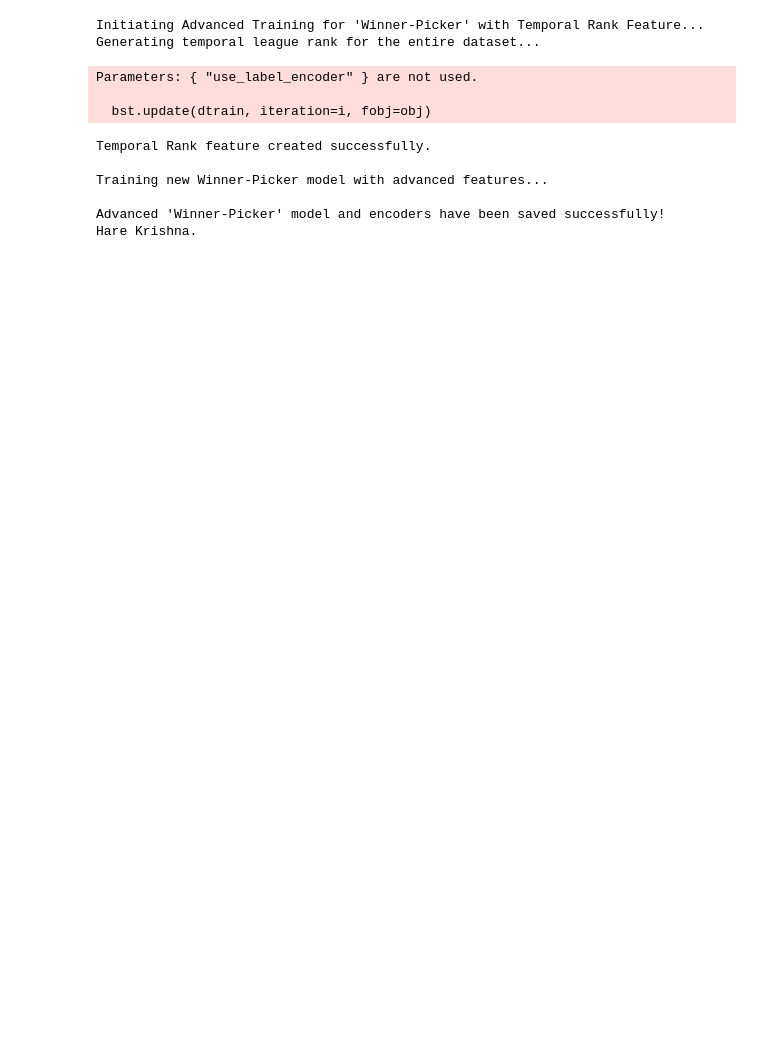
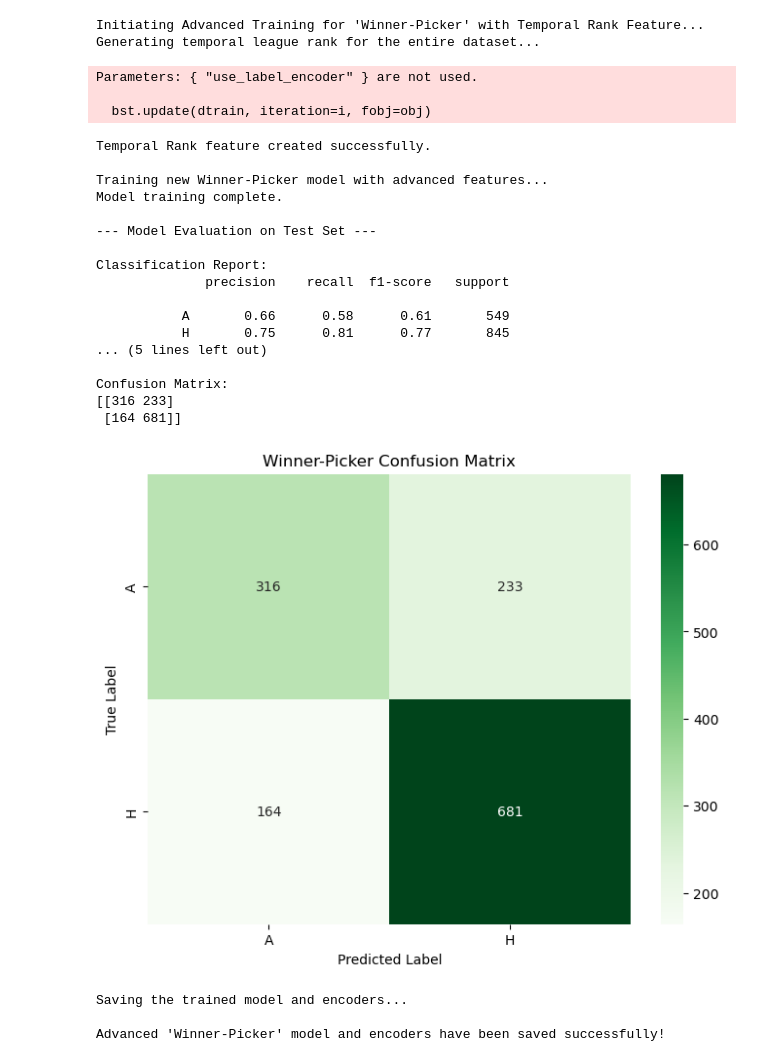
Before and after one commit to springboardmentor345a-create/Projects, a Jupyter notebook: Match_winner/AI_Match_winner_advanced/Match_Winner_final1.ipynb, the cells around one changed output. Drawn from its saved outputs; the diff is of its cells as text; code cells hidden in the pictures; blank space fills up the shorter version.

```diff
--- a/Match_winner/AI_Match_winner_advanced/Match_Winner_final1.ipynb
+++ b/Match_winner/AI_Match_winner_advanced/Match_Winner_final1.ipynb
@@ -117,11 +155,15 @@ Parameters: { "use_label_encoder" } are not used.
 # %%
 import pandas as pd
 import xgboost as xgb
+import numpy as np
 from sklearn.model_selection import train_test_split
 from sklearn.preprocessing import LabelEncoder
 import pickle
 from collections import defaultdict
 from tqdm import tqdm
+from sklearn.metrics import classification_report, confusion_matrix
+import seaborn as sns
+import matplotlib.pyplot as plt
 
 print("Initiating Advanced Training for 'Winner-Picker' with Temporal Rank Feature...")
 
@@ -176,46 +218,89 @@ odds_feature_names = [col for col in df_final.columns if 'Avg_Odds' in col]
 final_feature_list = ['HomeTeam', 'AwayTeam'] + odds_feature_names + form_feature_names + h2h_feature_names + ['HomeTeam_League_Rank', 'AwayTeam_League_Rank']
 
 non_draw_df = df_final[df_final['FTR'] != 'D'].copy()
-X_non_draw = non_draw_df[final_feature_list].copy()
-y_non_draw = non_draw_df['FTR']
+X = non_draw_df[final_feature_list].copy()
+y = non_draw_df['FTR']
 
-# --- 4. Encode and Save Encoders ---
+# --- 4. Encode Features and Target ---
 home_team_encoder_wl = LabelEncoder()
 away_team_encoder_wl = LabelEncoder()
 y_encoder_wl = LabelEncoder()
 
-X_non_draw['HomeTeam'] = home_team_encoder_wl.fit_transform(X_non_draw['HomeTeam'])
-X_non_draw['AwayTeam'] = away_team_encoder_wl.fit_transform(X_non_draw['AwayTeam'])
-y_non_draw_encoded = y_encoder_wl.fit_transform(y_non_draw)
+X['HomeTeam'] = home_team_encoder_wl.fit_transform(X['HomeTeam'])
+X['AwayTeam'] = away_team_encoder_wl.fit_transform(X['AwayTeam'])
+y_encoded = y_encoder_wl.fit_transform(y)
 
+# --- 5. Split Data into Training and Test Sets ---
+X_train, X_test, y_train, y_test = train_test_split(X, y_encoded, test_size=0.2, random_state=42, stratify=y_encoded)
+
+# --- 6. Train Model ---
+print("\nTraining new Winner-Picker model with advanced features...")
+winner_picker_model = xgb.XGBClassifier(objective='binary:logistic', eval_metric='logloss', random_state=42, use_label_encoder=False)
+
+# --- THE DEFINITIVE FIX: Train on the data with encoded team names included ---
+winner_picker_model.fit(X_train, y_train)
+print("Model training complete.")
+
+# --- 7. Evaluate the Model ---
+print("\n--- Model Evaluation on Test Set ---")
+# The X_test dataframe has the exact same columns as X_train, so the prediction will work
+y_pred = winner_picker_model.predict(X_test)
+
+# Classification Report
+print("\nClassification Report:")
+print(classification_report(y_test, y_pred, target_names=y_encoder_wl.classes_))
+
+# Confusion Matrix
+print("\nConfusion Matrix:")
+cm = confusion_matrix(y_test, y_pred)
+print(cm)
+
+# Plotting the Confusion Matrix
+plt.figure(figsize=(8, 6))
+sns.heatmap(cm, annot=True, fmt='d', cmap='Greens', xticklabels=y_encoder_wl.classes_, yticklabels=y_encoder_wl.classes_)
+plt.xlabel('Predicted Label')
+plt.ylabel('True Label')
+plt.title('Winner-Picker Confusion Matrix')
+plt.show()
+
+# --- 8. Save Model and Encoders ---
+print("\nSaving the trained model and encoders...")
 win_loss_encoders = {
     'home_team': home_team_encoder_wl,
     'away_team': away_team_encoder_wl,
     'y_encoder_wl': y_encoder_wl
 }
 with open('win_loss_encoders.pkl', 'wb') as file:
     pickle.dump(win_loss_encoders, file)
 
-# --- 5. Train Model ---
-print("\nTraining new Winner-Picker model with advanced features...")
-winner_picker_model = xgb.XGBClassifier(objective='binary:logistic', eval_metric='logloss', random_state=42, use_label_encoder=False)
-winner_picker_model.fit(X_non_draw.drop(columns=['HomeTeam', 'AwayTeam']), y_non_draw_encoded) # Drop non-numeric for training
-
-# --- 6. Save Model ---
 with open('win_lose_model.pkl', 'wb') as file:
     pickle.dump(winner_picker_model, file)
 
 print("\nAdvanced 'Winner-Picker' model and encoders have been saved successfully!")
-print("Hare Krishna.")
 # %% [output]
 Initiating Advanced Training for 'Winner-Picker' with Temporal Rank Feature...
 Generating temporal league rank for the entire dataset...
 Parameters: { "use_label_encoder" } are not used.
 
   bst.update(dtrain, iteration=i, fobj=obj)
 Temporal Rank feature created successfully.
 
 Training new Winner-Picker model with advanced features...
+Model training complete.
 
-Advanced 'Winner-Picker' model and encoders have been saved successfully!
-Hare Krishna.
+--- Model Evaluation on Test Set ---
+
+Classification Report:
+              precision    recall  f1-score   support
+
+           A       0.66      0.58      0.61       549
+           H       0.75      0.81      0.77       845
+... (5 lines left out)
+
+Confusion Matrix:
+[[316 233]
+ [164 681]]
+[figure, added]
+Saving the trained model and encoders...
+
+Advanced 'Winner-Picker' model and encoders have been saved successfully!
```
Also changed, not shown: parts of 1 cell of this notebook, 9 other files.
